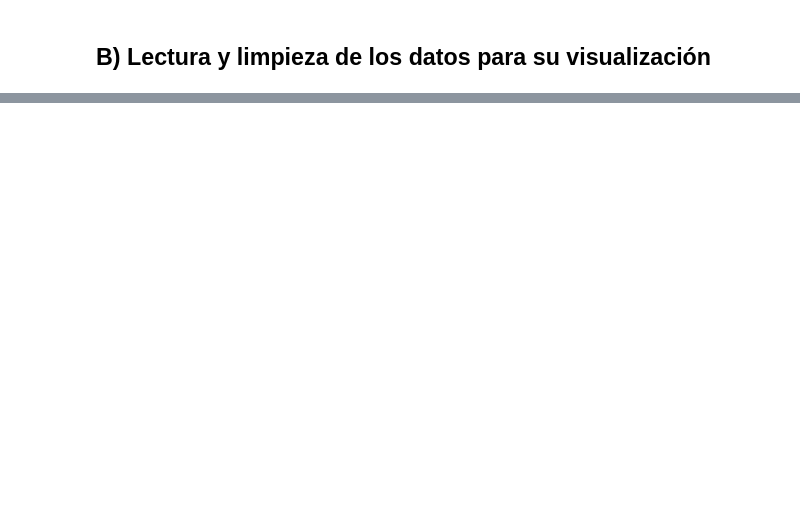
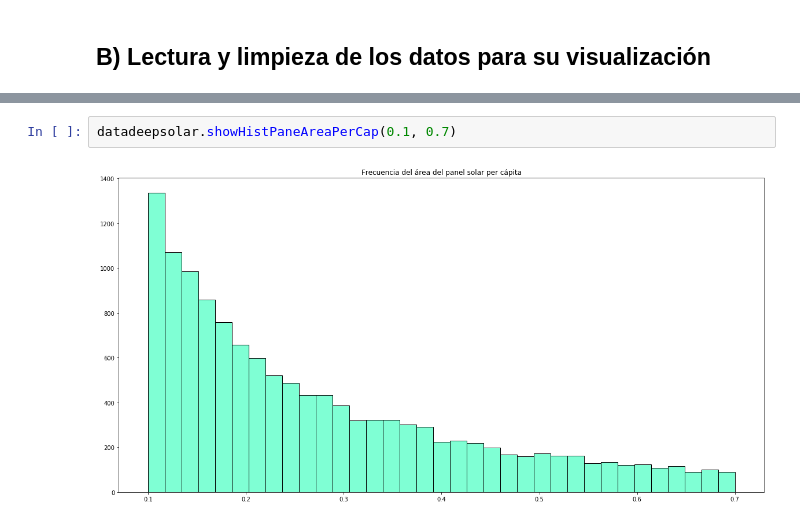
Before and after one commit to Alinnovatri/Deepsolar-dataset, a Jupyter notebook: main-notebook.ipynb, the cells around one changed output, grey strips where cells are left out. Drawn from its saved outputs; the diff is of its cells as text; blank space fills up the shorter version.

```diff
--- a/main-notebook.ipynb
+++ b/main-notebook.ipynb
@@ -28,0 +44,4 @@ print(len(list(data.columns.values)),list(data.columns.values))
+# %%
+datadeepsolar.showHistPaneAreaPerCap(0.1, 0.7)
+# %% [output]
+[figure, added]
```
Also changed, not shown: parts of 24 cells of this notebook, 6 other files.
